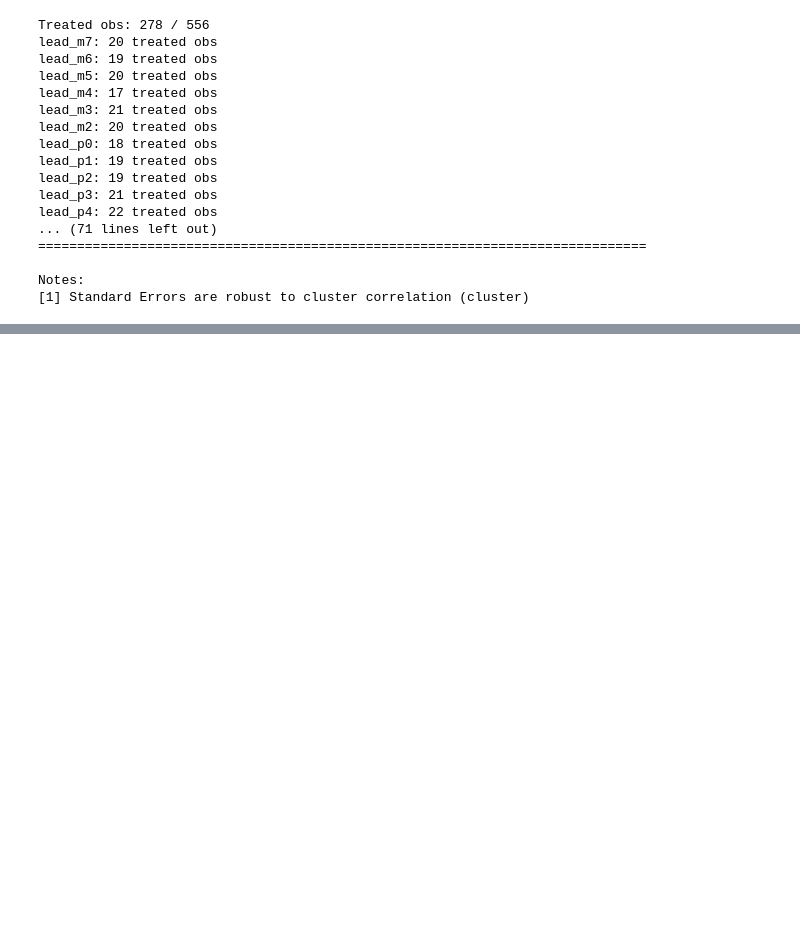
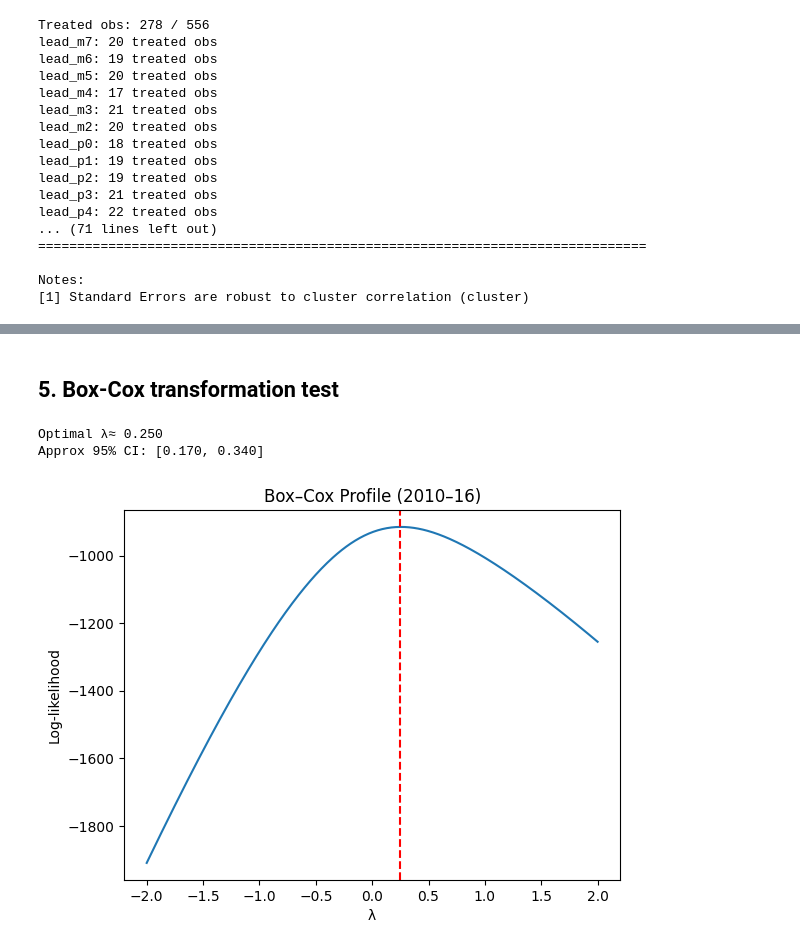
Before and after one commit to souhilsk/Groupe-33-REME, a Jupyter notebook: script/03_did_log.ipynb, the cells around one changed output, grey strips where cells are left out. Cells and saved outputs as stored; diff of their text form; code cells hidden in the pictures; blank space fills up the shorter version.

```diff
--- a/script/03_did_log.ipynb
+++ b/script/03_did_log.ipynb
@@ -370,0 +473,54 @@ plt.show()
+# %% [markdown]
+## 5. Box-Cox transformation test
+# %%
+# 1) Pre‐treatment subset
+df_pre = df_ct[df_ct['year'] < 2017].copy()
+y = df_pre['crime_rate_per_100k'].values
+n = len(y)
+
+# 2) Set up grid of λ
+lambdas = np.linspace(-2, 2, 401)
+llf = []
+
+# 3) Loop: transform, regress on FEs, compute log‐likelihood
+for lam in lambdas:
+    # transform
+    if abs(lam) < 1e-6:
+        yt = np.log(y)
+    else:
+        yt = (y**lam - 1) / lam
+
+    # attach back to df
+    df_pre['yt'] = yt
+
+    # fit with canton + group + (optional year) FEs
+    # here we use just canton & group to keep things simple
+    mod = smf.ols("yt ~ C(canton) + C(group)", data=df_pre).fit()
+    rss = np.sum(mod.resid**2)
+
+    # log‐likelihood up to constant
+    ll = - (n/2) * np.log(rss / n) + (lam - 1) * np.sum(np.log(y))
+    llf.append(ll)
+
+# 4) Gather and find optimum
+df_bc = pd.DataFrame({'lambda': lambdas, 'llf': llf})
+best = df_bc.loc[df_bc['llf'].idxmax()]
+
+print(f"Optimal λ≈ {best['lambda']:.3f}")
+# Optionally: 95% CI where llf ≥ max(llf) - χ²(1,0.95)/2 ≈ drop of 1.92
+crit = best['llf'] - 1.92
+ci = df_bc.loc[df_bc['llf'] >= crit, 'lambda'].agg(['min','max'])
+print(f"Approx 95% CI: [{ci['min']:.3f}, {ci['max']:.3f}]")
+
+# 5) Show the full profile (optional)
+import matplotlib.pyplot as plt
+plt.plot(df_bc['lambda'], df_bc['llf'])
+plt.axvline(best['lambda'], color='red', linestyle='--')
+plt.xlabel('λ')
+plt.ylabel('Log‐likelihood')
+plt.title('Box–Cox Profile (2010–16)')
+plt.show()
+# %% [output]
+Optimal λ≈ 0.250
+Approx 95% CI: [0.170, 0.340]
+[figure, added]
```
Also changed, not shown: parts of 22 cells of this notebook, 5 other files.
